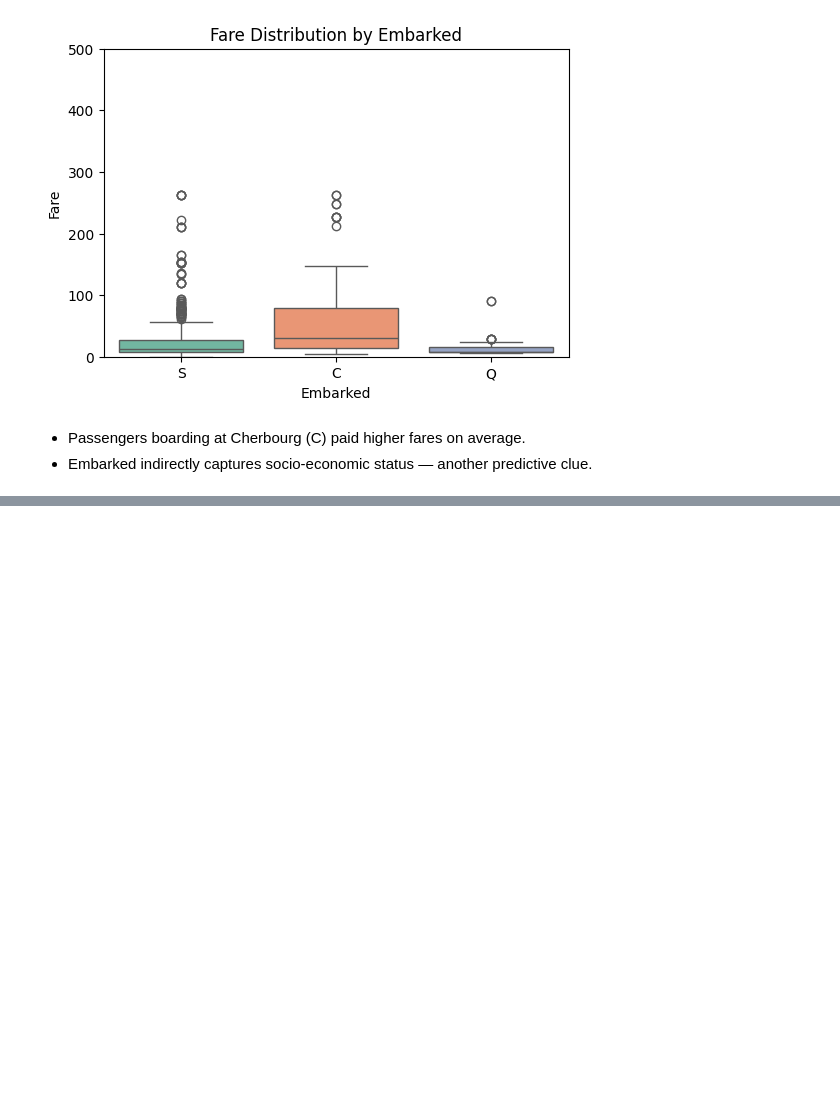
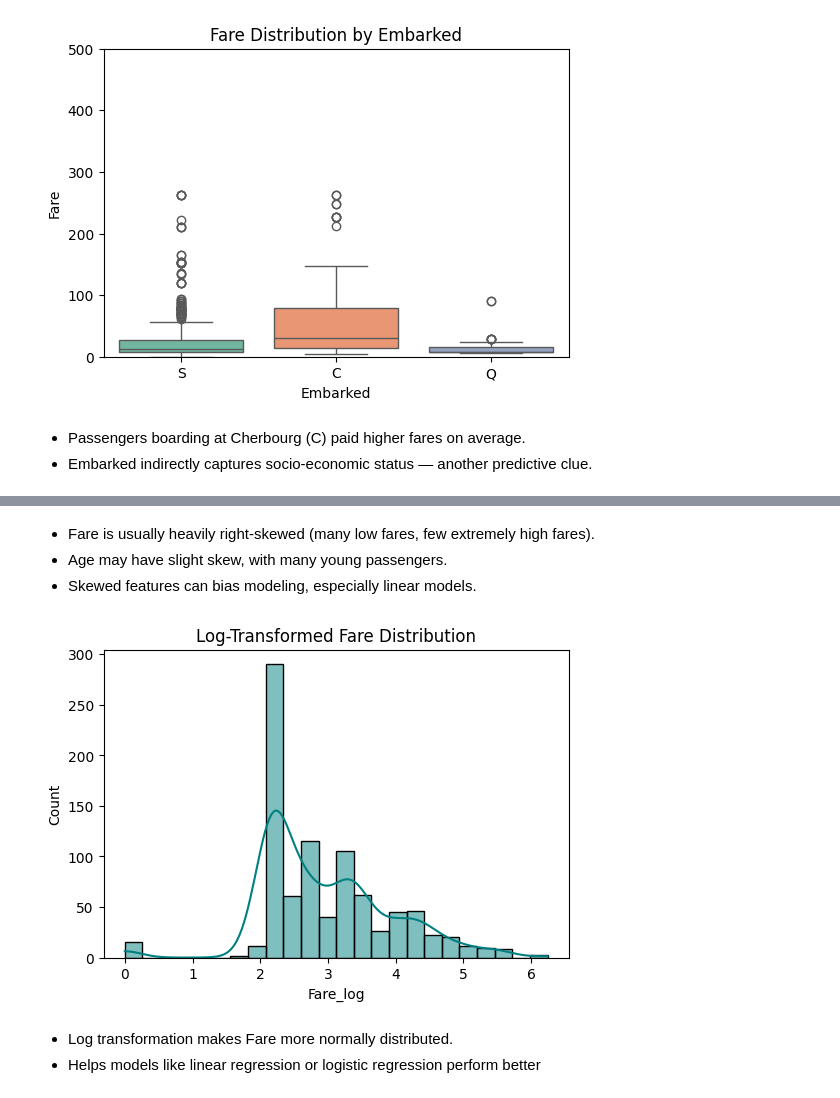
Before and after one commit to Aman-sys-ui/EDA, a Jupyter notebook: Titanic/EDA_Titanic.ipynb, the cells around one changed output, grey strips where cells are left out. Cells and saved outputs as stored; diff of their text form; code cells hidden in the pictures; blank space fills up the shorter version.

```diff
--- a/Titanic/EDA_Titanic.ipynb
+++ b/Titanic/EDA_Titanic.ipynb
@@ -899,0 +1042,19 @@ Passing `palette` without assigning `hue` is deprecated and will be removed in v
+# %% [markdown]
+- Fare is usually heavily right-skewed (many low fares, few extremely high fares).
+- Age may have slight skew, with many young passengers.
+- Skewed features can bias modeling, especially linear models.
+# %%
+# Applied log(1 + Fare) to reduce skewness
+train['Fare_log'] = np.log1p(train['Fare'])
+test['Fare_log'] = np.log1p(test['Fare'])
+
+# Visualize
+plt.figure(figsize=(6,4))
+sns.histplot(train['Fare_log'], kde=True, color='teal')
+plt.title("Log-Transformed Fare Distribution")
+plt.show()
+# %% [output]
+[figure, added]
+# %% [markdown]
+- Log transformation makes Fare more normally distributed.
+- Helps models like linear regression or logistic regression perform better
```
Also changed, not shown: parts of 25 cells of this notebook.
